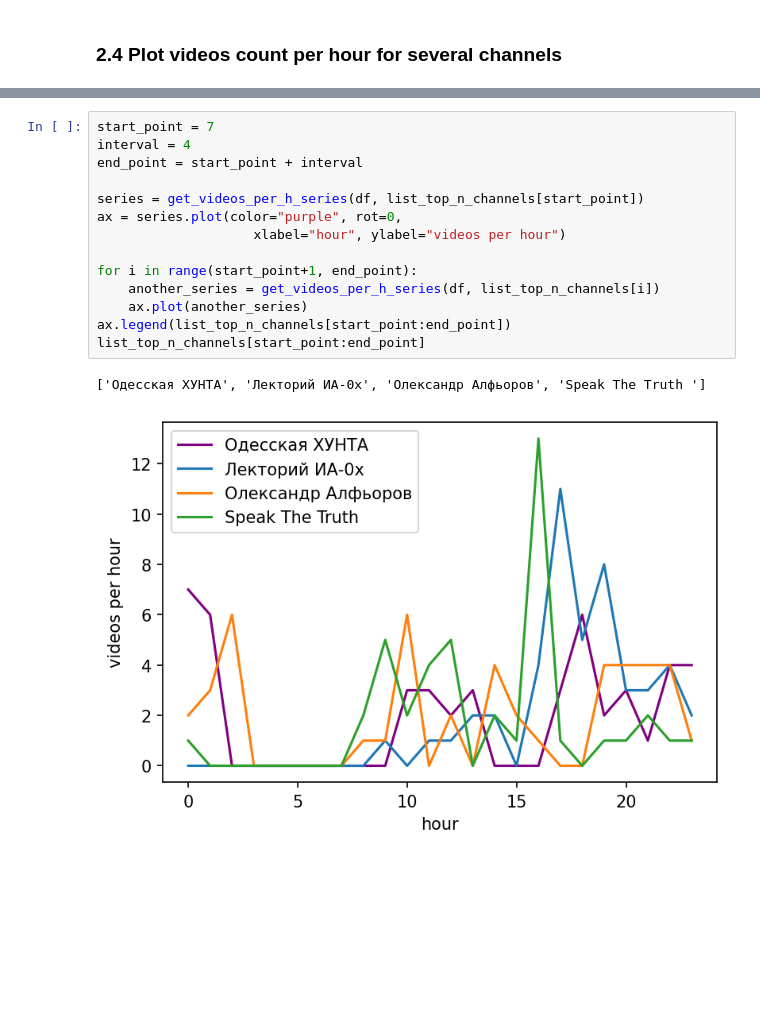
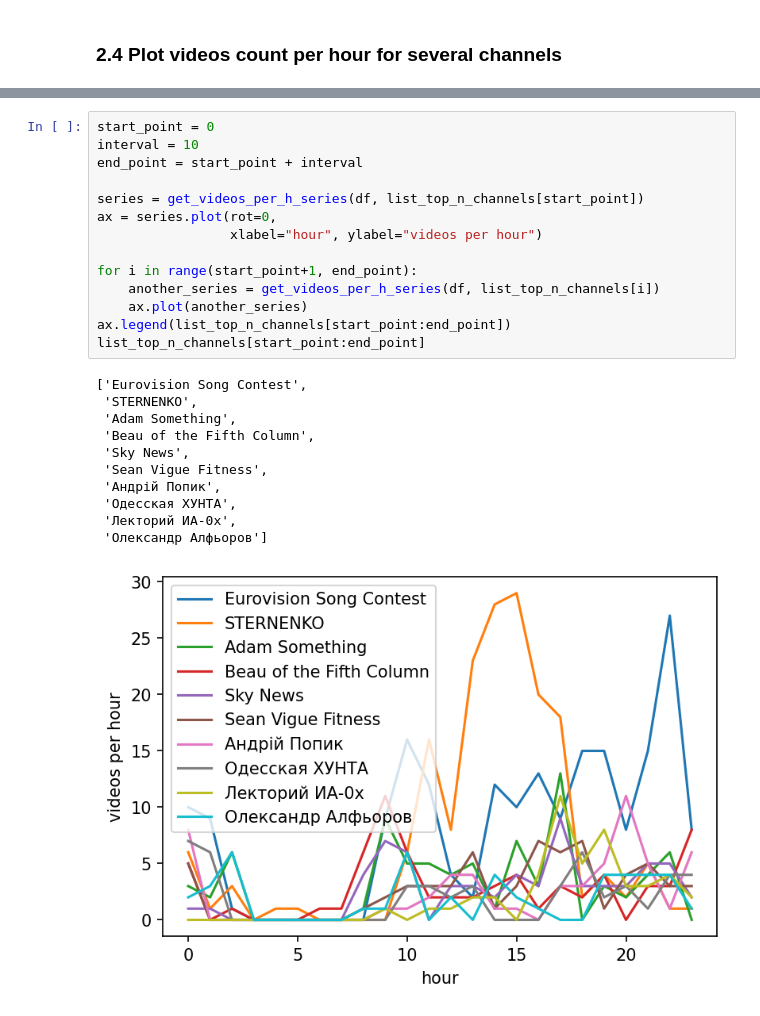
Before and after one commit to SanAntonik/yt_activity_analysis, a Jupyter notebook: explore.ipynb, the cells around one changed output, grey strips where cells are left out. Drawn from its saved outputs; the diff is of its cells as text; blank space fills up the shorter version.

```diff
--- a/explore.ipynb
+++ b/explore.ipynb
@@ -93,17 +77,26 @@ list_top_n_channels
 # %%
-start_point = 7
-interval = 4
+start_point = 0
+interval = 10
 end_point = start_point + interval
 
 series = get_videos_per_h_series(df, list_top_n_channels[start_point])
-ax = series.plot(color="purple", rot=0,
-                    xlabel="hour", ylabel="videos per hour")
+ax = series.plot(rot=0,
+                 xlabel="hour", ylabel="videos per hour")
 
 for i in range(start_point+1, end_point):
     another_series = get_videos_per_h_series(df, list_top_n_channels[i])
     ax.plot(another_series)
 ax.legend(list_top_n_channels[start_point:end_point])
 list_top_n_channels[start_point:end_point]
 # %% [output]
-['Одесская ХУНТА', 'Лекторий ИА-0х', 'Олександр Алфьоров', 'Speak The Truth ']
+['Eurovision Song Contest',
+ 'STERNENKO',
+ 'Adam Something',
+ 'Beau of the Fifth Column',
+ 'Sky News',
+ 'Sean Vigue Fitness',
+ 'Андрій Попик',
+ 'Одесская ХУНТА',
+ 'Лекторий ИА-0х',
+ 'Олександр Алфьоров']
-[figure, old version]
+[figure, new version]
```
Also changed, not shown: parts of 2 cells of this notebook.
